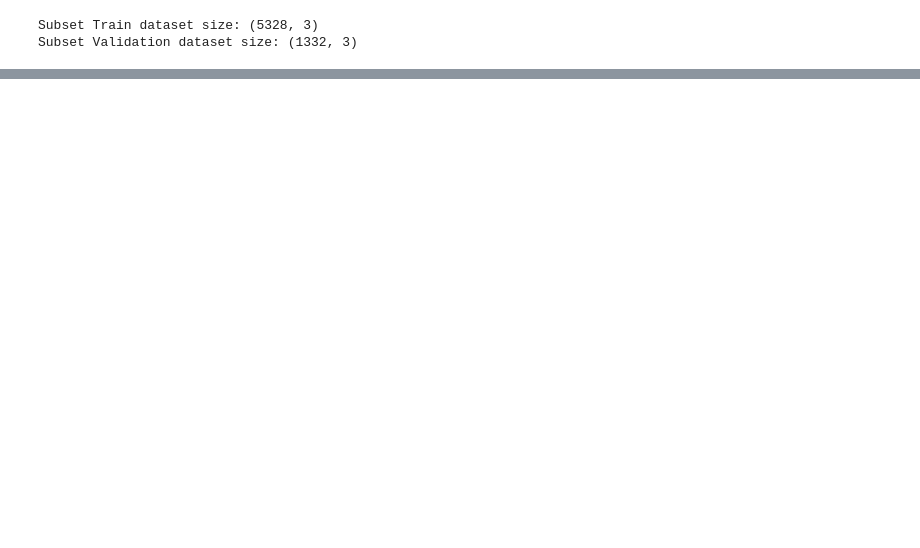
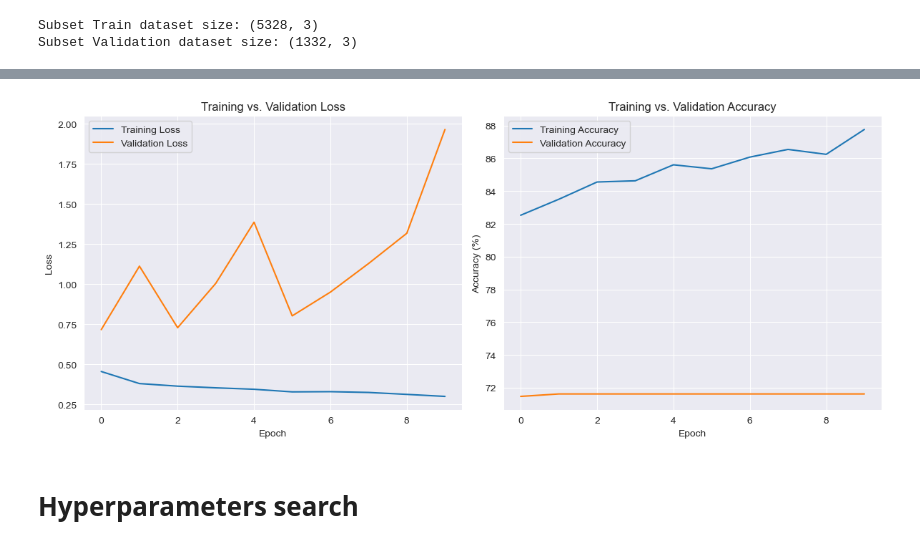
Before and after one commit to orcunkarabicak/DeepLearning, a Jupyter notebook: Pre-processing_stratified.ipynb, the cells around one changed output, grey strips where cells are left out. Drawn from its saved outputs; the diff is of its cells as text; code cells hidden in the pictures; blank space fills up the shorter version.

Commit message:
Data augmentation + hyperparameter search added. Improvement areas: 1. Loss function can be different for binary classification 2. Try out every other parameter 3. Employ and finetune ResNet

```diff
--- a/Pre-processing_stratified.ipynb
+++ b/Pre-processing_stratified.ipynb
@@ -214,0 +349,38 @@ Full train set size: 222019 - Reduced train set size: 5328 - Validation set size
+# %%
+class CNN(nn.Module):
+    def __init__(self, dropout_rate = 0.2):
+        super(CNN, self).__init__()
+        self.dropout_rate = dropout_rate
+        self.conv_layer = nn.Sequential(
+            # Conv Layer block 1: 50x50x3 -> 25x25x32
+            nn.Conv2d(in_channels=3, out_channels=32, kernel_size=3, padding=1),
+            nn.BatchNorm2d(32),
+            nn.ReLU(inplace=True),
+            nn.Conv2d(in_channels=32, out_channels=32, kernel_size=3, padding=1),
+            nn.ReLU(inplace=True),
+            nn.MaxPool2d(kernel_size=2, stride=2),
+
+            # Conv Layer block 2: 25x25x32 -> 12x12x64
+            nn.Conv2d(in_channels=32, out_channels=64, kernel_size=3, padding=1),
+            nn.BatchNorm2d(64),
+            nn.ReLU(inplace=True),
+            nn.Conv2d(in_channels=64, out_channels=64, kernel_size=3, padding=1),
+            nn.ReLU(inplace=True),
+            nn.MaxPool2d(kernel_size=2, stride=2),
+        )
+
+        self.fc_layer = nn.Sequential(
+            nn.Dropout(p=self.dropout_rate),
+            nn.Linear(12*12*64, 512),
+            nn.ReLU(inplace=True),
+            nn.Linear(512, 2)
+        )
+
+    def forward(self, x):
+        x = self.conv_layer(x)
+        x = x.view(x.size(0), -1)  # Flatten the output for the fully connected layers
+        x = self.fc_layer(x)
+        return x
+
+cnn_model = CNN().to(device)
+print(cnn_model)
@@ -214,0 +405,8 @@ Full train set size: 222019 - Reduced train set size: 5328 - Validation set size
+# %%
+model = CNN().to(device)
+optimizer = optim.Adam(model.parameters(), lr=learning_rate, weight_decay=1e-4) # L2 regularization
+criterion = nn.CrossEntropyLoss() # Check this part nn.BCEWithLogitsLoss()
+
+train_losses, train_accuracies, validation_losses, validation_accuracies = train_and_validate(model, train_loader, val_loader, criterion, optimizer, epochs, device)
+plot_metrics(train_losses, train_accuracies, validation_losses, validation_accuracies)
+# %% [output]
@@ -214,0 +425,3 @@ Full train set size: 222019 - Reduced train set size: 5328 - Validation set size
+[figure, added]
+# %% [markdown]
+# Hyperparameters search
```
Also changed, not shown: parts of 25 cells of this notebook.
